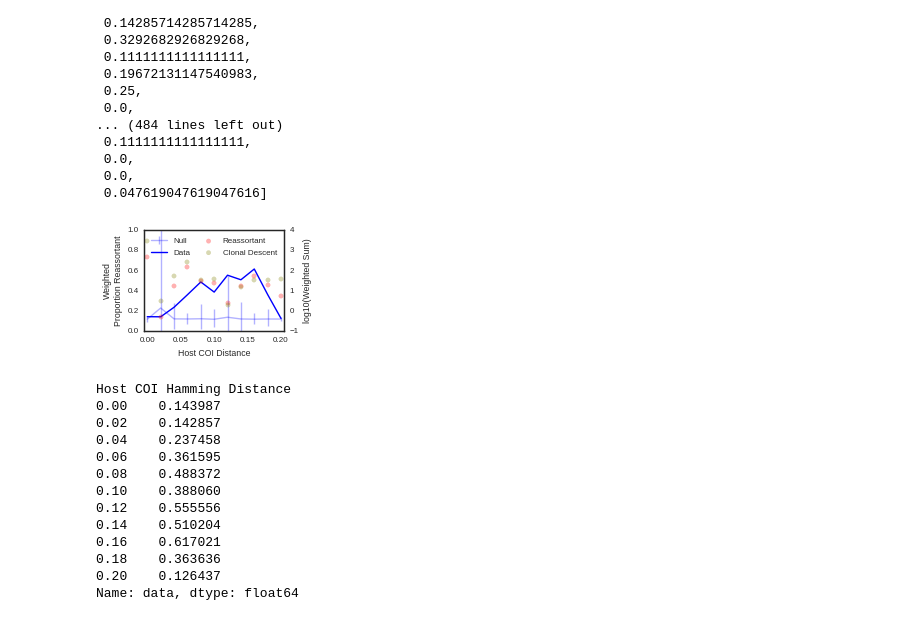
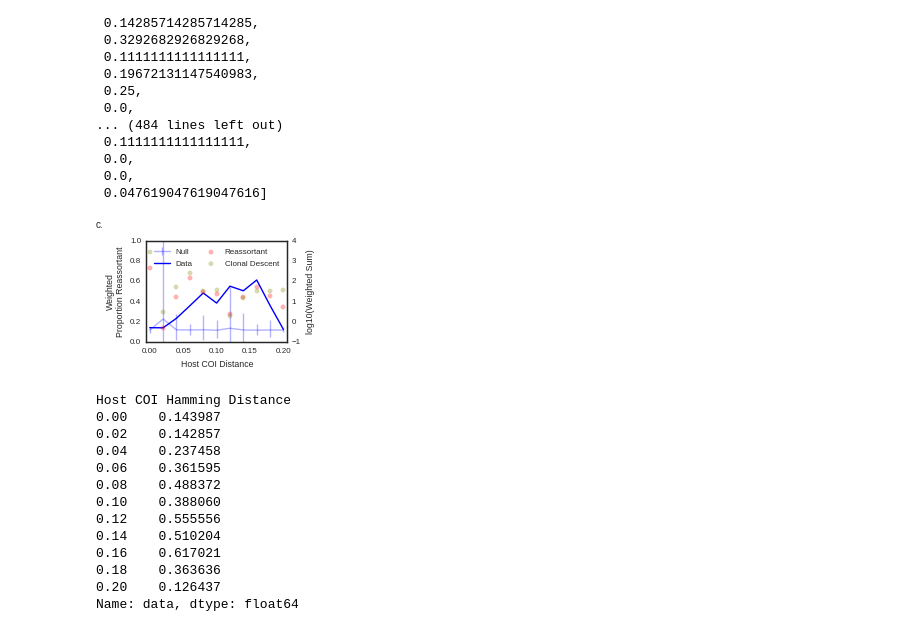
Before and after one commit to ericmjl/influenza-global-reassortment, a Jupyter notebook: Make Figure - Proportion Reassortant.ipynb, the cells around one changed output. Saved outputs shown, nothing was run; the diff lists cells and outputs as text; code cells hidden in the pictures.

Commit message:
annotated proportion reassortant COI as figure c

```diff
--- a/Make Figure - Proportion Reassortant.ipynb
+++ b/Make Figure - Proportion Reassortant.ipynb
@@ -729,34 +729,35 @@ ax = fig.add_subplot(111)
 ax.errorbar(x=summary.index, y=summary['null'], yerr=[summary['2.5'], summary['97.5']], color='blue', alpha=0.3, label='Null')
 ax.errorbar(x=summary.index, y=summary['data'], color='blue', label='Data')
 
 total_counts = df[['reassortant', 'clonal']].apply(lambda x:np.log10(x)).reset_index()
 total_counts.columns = ['Host COI Hamming Distance', 'Reassortant', 'Clonal']
 total_counts.replace(-np.inf, np.nan, inplace=True)
 total_counts.dropna(inplace=True)
 total_counts.set_index('Host COI Hamming Distance', inplace=True)
 
 # total_counts.plot(x='Host COI Hamming Distance', y='Reassortant', color='green', alpha=0.3, ax=ax, secondary_y=True)
 ax2 = ax.twinx()
 ax2.scatter(x=total_counts.index,
          y=total_counts['Reassortant'],
          color='red',
          label='Reassortant', alpha=0.3)
 # total_counts.plot(x='Host COI Hamming Distance', y='Clonal', color='blue', alpha=0.3, ax=ax)
 ax2.scatter(x=total_counts.index,
          y=total_counts['Clonal'],
          color='olive',
          label='Clonal Descent', alpha=0.3)
 ax2.legend(loc='upper right')
 ax.legend(loc='upper left')
 ax.set_xlim(-0.005, 0.205)
 ax.set_ylabel('Weighted\nProportion Reassortant')
 ax2.set_ylabel('log10(Weighted Sum)')
 ax.set_xlabel('Host COI Distance')
+ax.annotate('c.', xy=(0,1), xycoords='figure fraction', va='top', ha='left')
 
 plt.subplots_adjust(left=0.2, right=0.85, bottom=0.2)
 plt.savefig('figures/Proportion Reassortant COI.pdf')
 # %% [output]
-[figure, old version]
+[figure, new version]
 # %%
 summary['data']
 # %% [output]
```
Also changed, not shown: 1 other file.
